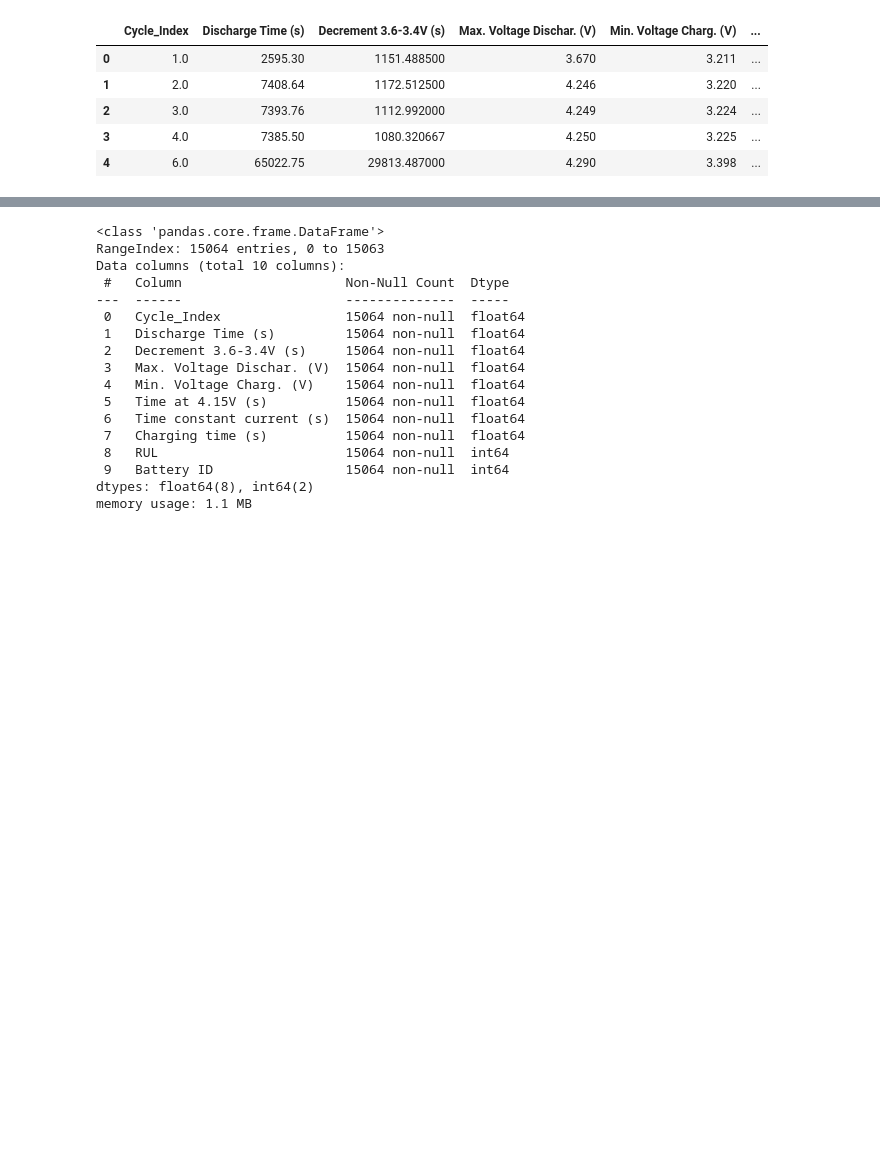
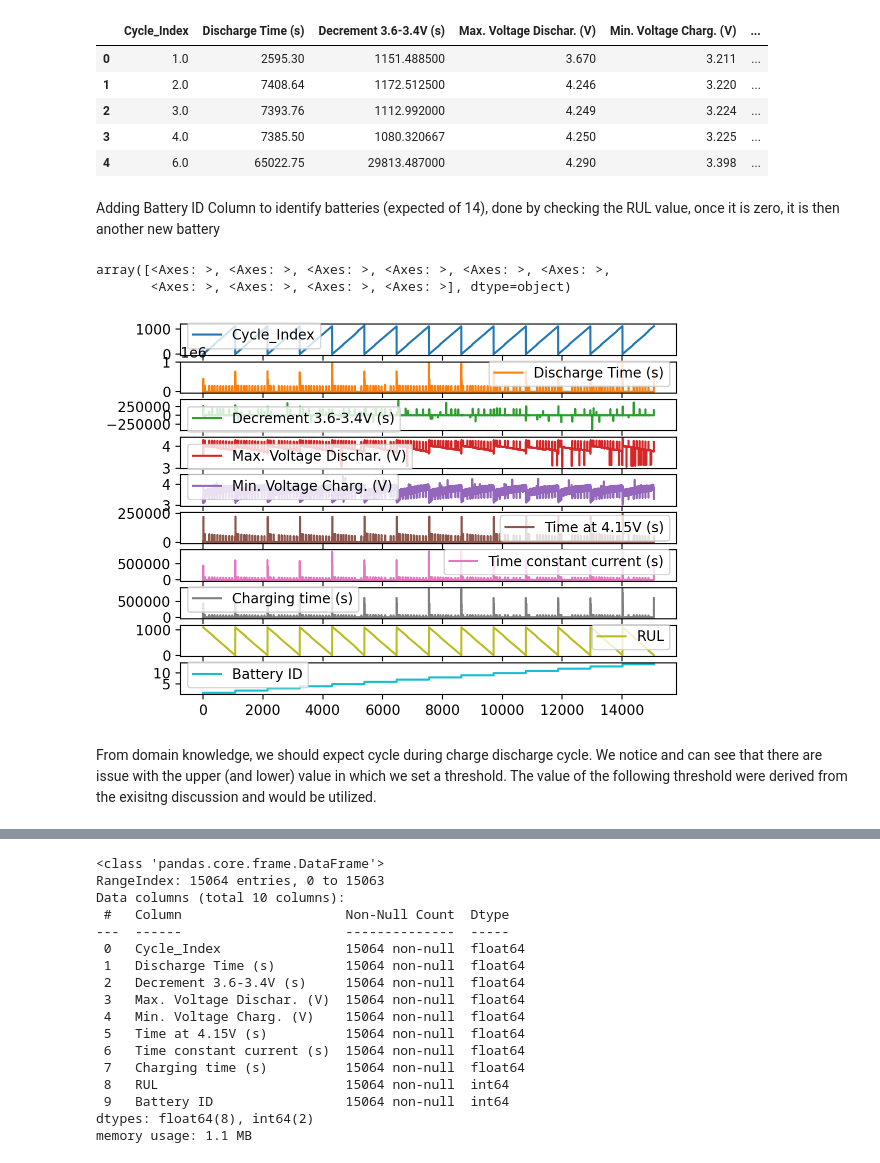
Before and after one commit to retistianto/RUL_Local_Linear_Regression, a Jupyter notebook: explore.ipynb, the cells around one changed output, grey strips where cells are left out. Saved outputs shown, nothing was run; the diff lists cells and outputs as text; code cells hidden in the pictures; blank space fills up the shorter version.

Commit message:
finalization of source code
adding the NW estimator function and tidying up the flow of discussion from the jupyter notebook

```diff
--- a/explore.ipynb
+++ b/explore.ipynb
@@ -37,6 +38,8 @@ df.head()
 | 2 | 3.0 | 7393.76 | 1112.992000 | 4.249 | 3.224 | ... |
 | 3 | 4.0 | 7385.50 | 1080.320667 | 4.250 | 3.225 | ... |
 | 4 | 6.0 | 65022.75 | 29813.487000 | 4.290 | 3.398 | ... |
+# %% [markdown]
+Adding Battery ID Column to identify batteries (expected of 14), done by checking the RUL value, once it is zero, it is then another new battery
 # %%
 df['Battery ID']= 0
 batteries=[]
@@ -47,3 +50,11 @@ for rul in df['RUL']:
         ID+=1
         continue
 df['Battery ID'] = batteries
+# %%
+df.plot(subplots=True)
+# %% [output]
+array([<Axes: >, <Axes: >, <Axes: >, <Axes: >, <Axes: >, <Axes: >,
+       <Axes: >, <Axes: >, <Axes: >, <Axes: >], dtype=object)
+[figure, added]
+# %% [markdown]
+From domain knowledge, we should expect cycle during charge discharge cycle. We notice and can see that there are issue with the upper (and lower) value in which we set a threshold. The value of the following threshold were derived from the exisitng discussion and would be utilized.
```
Also changed, not shown: parts of 15 cells of this notebook, 4 other files.
